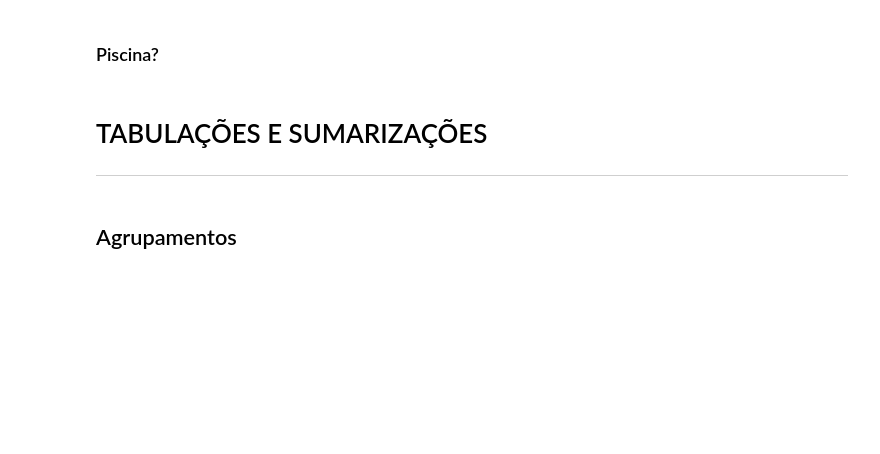
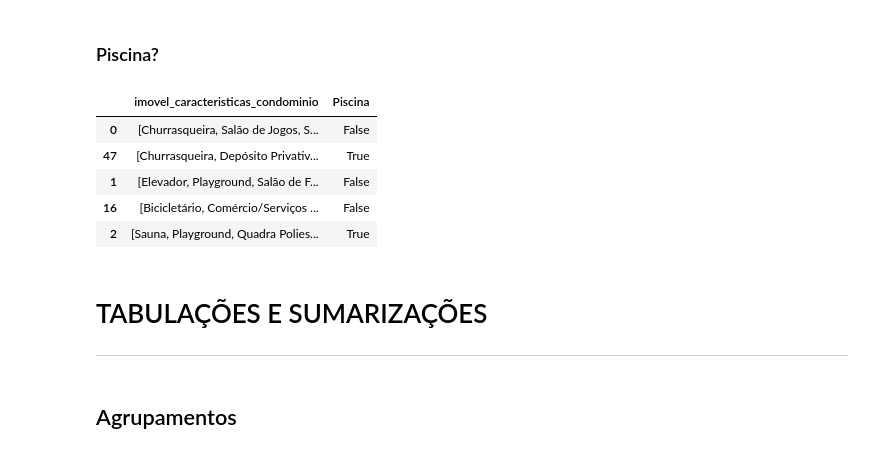
Before and after one commit to biamouras/alura-pandas-ds, a Jupyter notebook: 05_pandas_avancado/05_pandas_avancado.ipynb, the cells around one changed output. Cells and saved outputs as stored; diff of their text form; code cells hidden in the pictures; blank space fills up the shorter version.

```diff
--- a/05_pandas_avancado/05_pandas_avancado.ipynb
+++ b/05_pandas_avancado/05_pandas_avancado.ipynb
@@ -1092,3 +1092,5 @@ dados_listings.head()
 ## Novas colunas derivadas das informações existentes
 # %% [markdown]
 ### Valor por m²
+# %%
+ dados_listings['valor_m2'] = dados_listings['anuncio_valores_venda'] / dados_listings['imovel_area']
@@ -1098 +1109,5 @@ dados_listings.head()
 [Documentação](https://pandas.pydata.org/pandas-docs/stable/reference/api/pandas.DataFrame.apply.html)
+# %%
+valor_m2 = lambda data: data['anuncio_valores_venda'] / data['imovel_area'] if data['imovel_area'] != 0 else 0
+# %%
+dados_listings['valor_m2'] = dados_listings.apply(valor_m2, axis = 1)
@@ -1099,5 +1121,15 @@ dados_listings.head()
 # %% [markdown]
 ### Piscina?
+# %%
+dados_listings['Piscina'] = dados_listings['imovel_caracteristicas_condominio'].apply(lambda x: 'Piscina' in x)
+dados_listings[['imovel_caracteristicas_condominio', 'Piscina']].head()
+# %% [output]
+|  | imovel_caracteristicas_condominio | Piscina |
+| 0 | [Churrasqueira, Salão de Jogos, S... | False |
+| 47 | [Churrasqueira, Depósito Privativ... | True |
+| 1 | [Elevador, Playground, Salão de F... | False |
+| 16 | [Bicicletário, Comércio/Serviços ... | False |
+| 2 | [Sauna, Playground, Quadra Polies... | True |
 # %% [markdown]
 # TABULAÇÕES E SUMARIZAÇÕES
 ---
```
Also changed, not shown: parts of 3 cells of this notebook, 1 other file.
